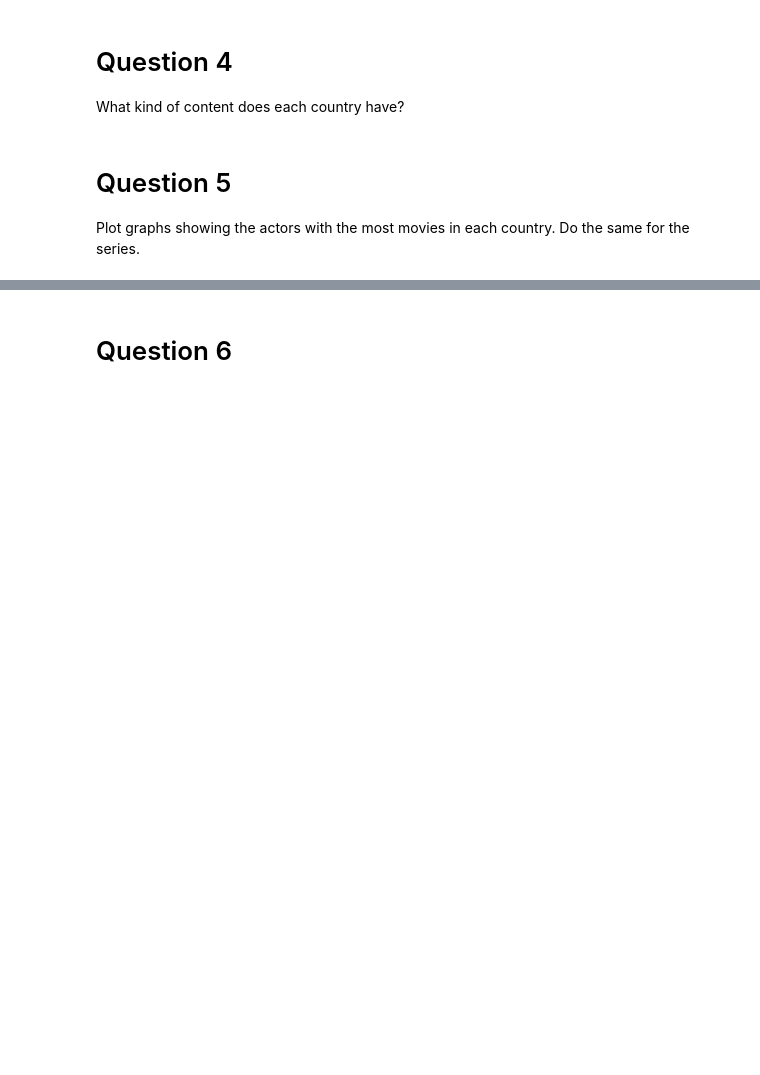
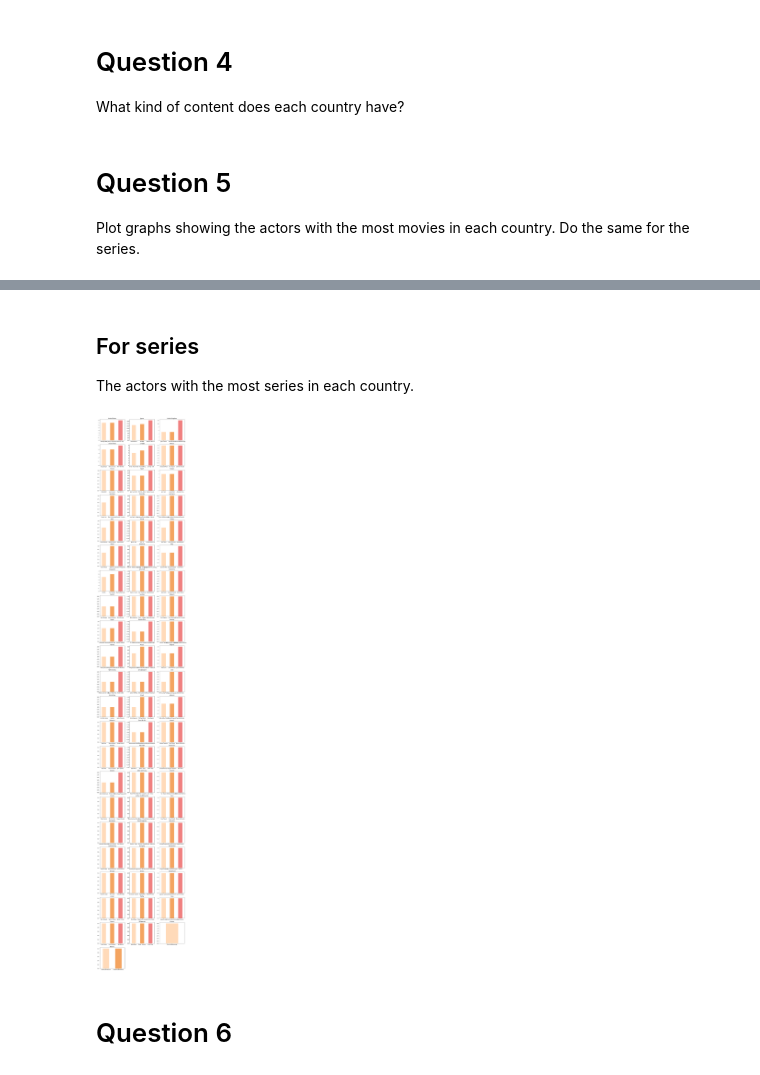
Before and after one commit to AngelPn/Netflix-Data-Analysis, a Jupyter notebook: netflix_data_mining.ipynb, the cells around one changed output, grey strips where cells are left out. Drawn from its saved outputs; the diff is of its cells as text; code cells hidden in the pictures; blank space fills up the shorter version.

```diff
--- a/netflix_data_mining.ipynb
+++ b/netflix_data_mining.ipynb
@@ -215,3 +208,20 @@ IndexError: ignored
+# %% [markdown]
+## For series
+The actors with the most series in each country.
+# %%
+countries_with_series = new_df[new_df['type'] == 'TV Show']['country'].value_counts().keys().tolist()
+
+fig = plt.figure(figsize = (15, 100))
+
+for idx, country in enumerate(countries_with_series):
+  ax = fig.add_subplot(22, 3, idx+1)
+  result = new_df.loc[(new_df['country'] == country) & (new_df['type'] == 'TV Show')]['actor'].value_counts().sort_values().tail(3)
+  result.plot.bar(color = ['peachpuff', 'sandybrown', 'lightcoral'], rot = 0)
+  ax.set_title(country)
+
+plt.show()
+# %% [output]
+[figure, added]
 # %% [markdown]
 # Question 6
 # %% [markdown]
```
Also changed, not shown: parts of 4 cells of this notebook.
